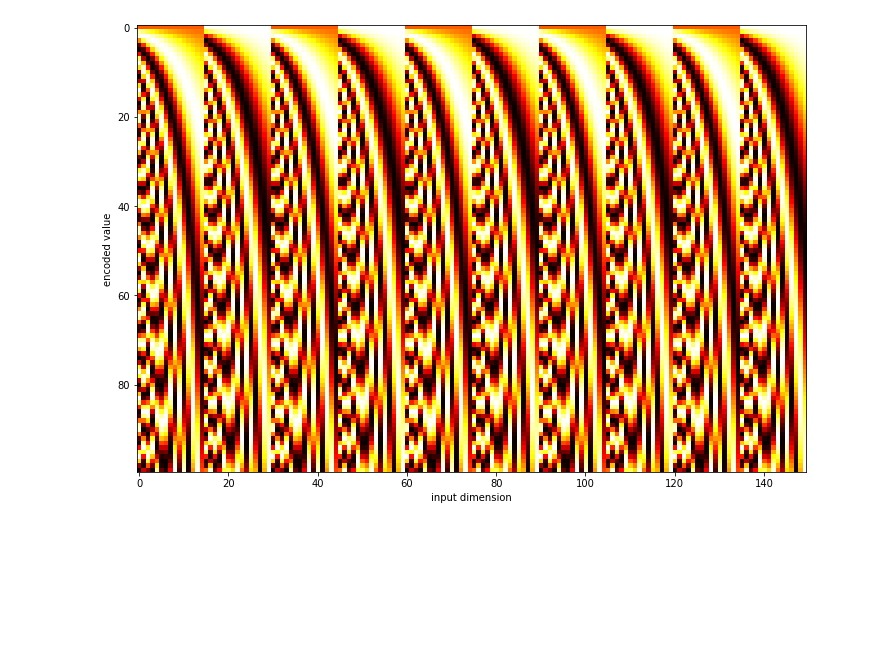
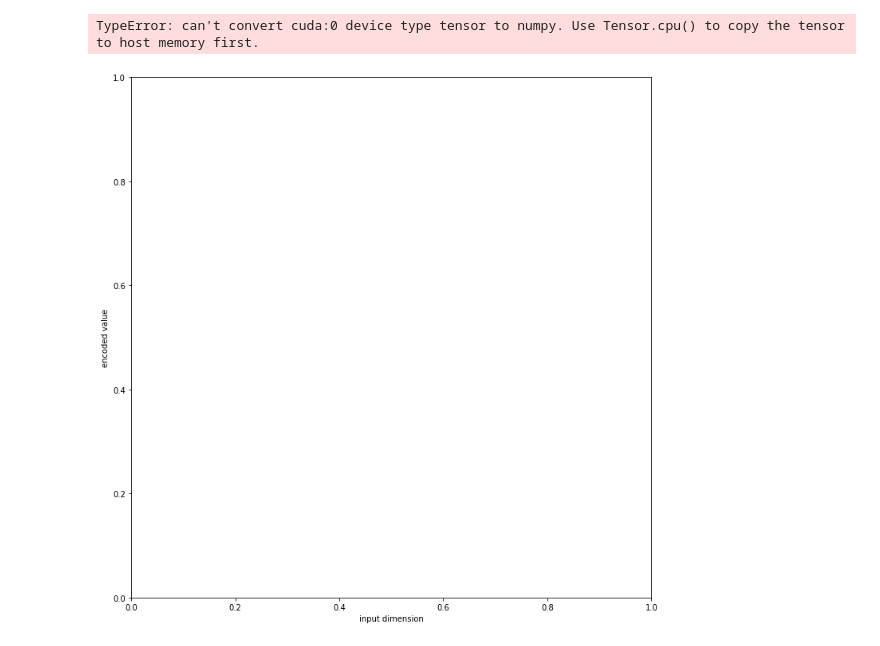
Before and after one commit to xwd0418/Spectre, a Jupyter notebook: notebooks/positional_encoder_test.ipynb, the cells around one changed output. Drawn from its saved outputs; the diff is of its cells as text; code cells hidden in the pictures; blank space fills up the shorter version.

Commit message:
some diagrams

```diff
--- a/notebooks/positional_encoder_test.ipynb
+++ b/notebooks/positional_encoder_test.ipynb
@@ -4,15 +4,16 @@ os.chdir("..")
 import encoder as p
 from matplotlib import pyplot as plt
 # %%
-ce = p.CoordinateEncoder((30,30,30, 30,30), 150, wavelength_bounds=[(None, 100)]*5)
-t = torch.arange(100).expand(5,100).transpose(0,1).unsqueeze(0)
+ce = p.CoordinateEncoder(150, (30,30,30, 30,30), wavelength_bounds=[(None, 100)]*5).cuda()
+t = torch.arange(100).expand(5,100).transpose(0,1).unsqueeze(0).cuda()
 result = ce(t).squeeze(0)
 # %%
 fig = plt.figure(figsize=(12,12))
 ax = fig.add_subplot(111)
 ax.set_xlabel("input dimension")
 ax.set_ylabel("encoded value")
-ax.imshow(result, cmap='hot')
+ax.imshow(result.cpu(), cmap='hot')
 fig.show()
 # %% [output]
+TypeError: can't convert cuda:0 device type tensor to numpy. Use Tensor.cpu() to copy the tensor to host memory first.
-[figure, old version]
+[figure, new version]
```
Also changed, not shown: 2 other files.
